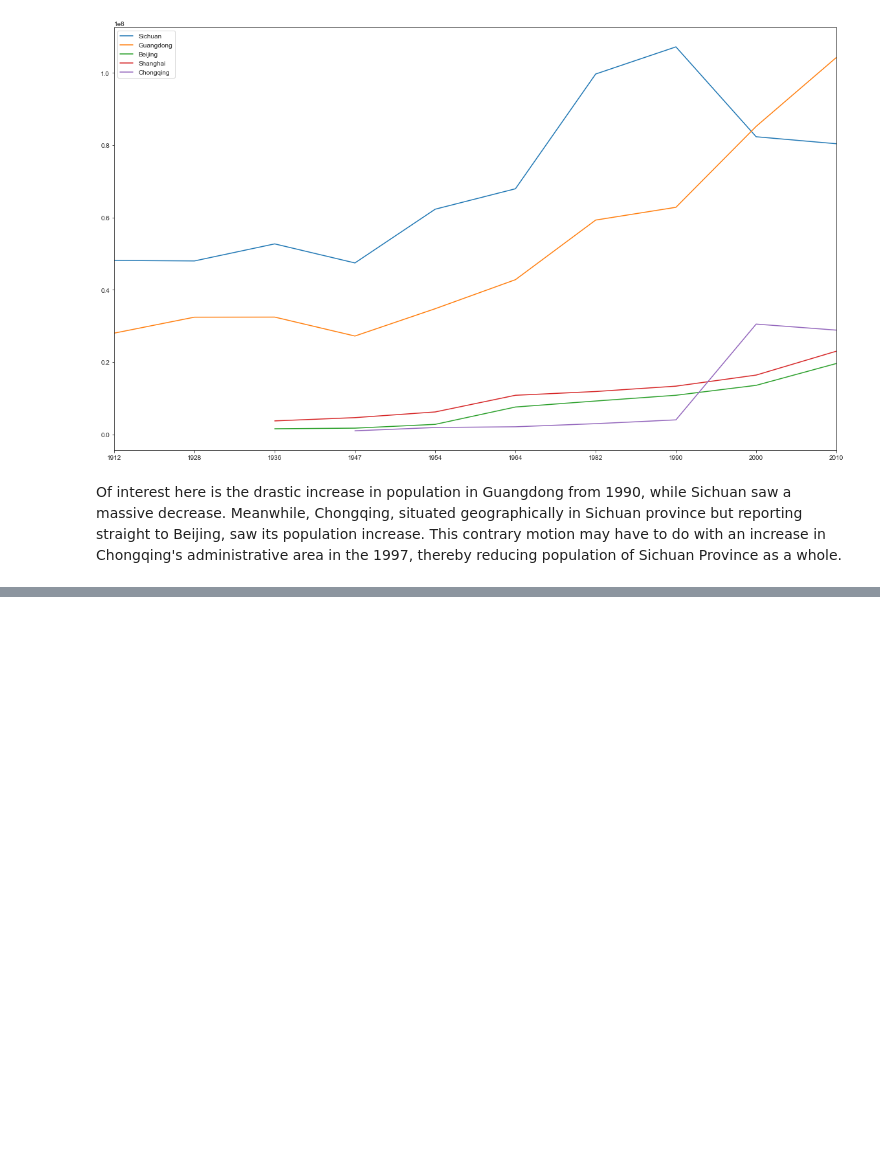
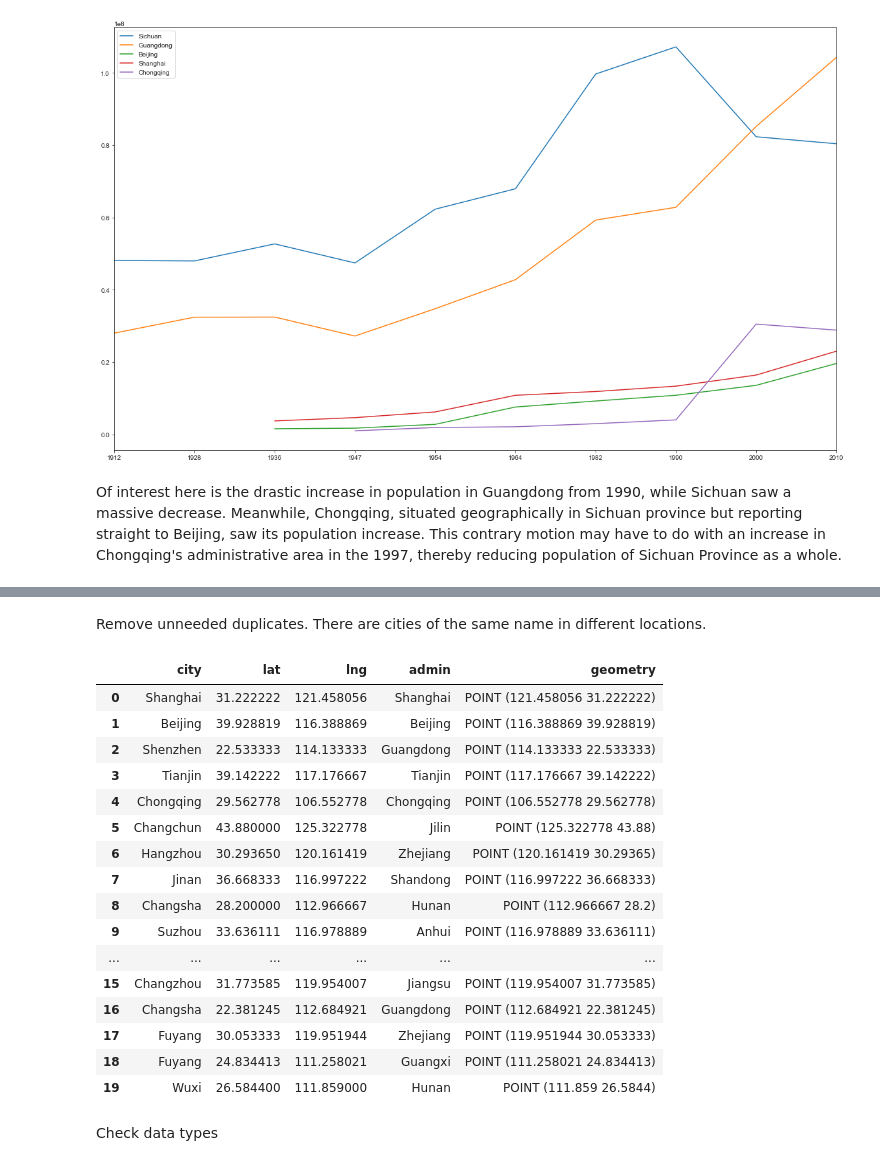
Before and after one commit to simprism/china-population-map, a Jupyter notebook: china-map.ipynb, the cells around one changed output, grey strips where cells are left out. Drawn from its saved outputs; the diff is of its cells as text; code cells hidden in the pictures; blank space fills up the shorter version.

```diff
--- a/china-map.ipynb
+++ b/china-map.ipynb
@@ -249,0 +264,24 @@ plt.axis('off')
+# %% [markdown]
+Remove unneeded duplicates. There are cities of the same name in different locations.
+# %%
+df_new.drop('index', axis=1)
+# %% [output]
+|  | city | lat | lng | admin | geometry |
+| 0 | Shanghai | 31.222222 | 121.458056 | Shanghai | POINT (121.458056 31.222222) |
+| 1 | Beijing | 39.928819 | 116.388869 | Beijing | POINT (116.388869 39.928819) |
+| 2 | Shenzhen | 22.533333 | 114.133333 | Guangdong | POINT (114.133333 22.533333) |
+| 3 | Tianjin | 39.142222 | 117.176667 | Tianjin | POINT (117.176667 39.142222) |
+| 4 | Chongqing | 29.562778 | 106.552778 | Chongqing | POINT (106.552778 29.562778) |
+| 5 | Changchun | 43.880000 | 125.322778 | Jilin | POINT (125.322778 43.88) |
+| 6 | Hangzhou | 30.293650 | 120.161419 | Zhejiang | POINT (120.161419 30.29365) |
+| 7 | Jinan | 36.668333 | 116.997222 | Shandong | POINT (116.997222 36.668333) |
+| 8 | Changsha | 28.200000 | 112.966667 | Hunan | POINT (112.966667 28.2) |
+| 9 | Suzhou | 33.636111 | 116.978889 | Anhui | POINT (116.978889 33.636111) |
+| ... | ... | ... | ... | ... | ... |
+| 15 | Changzhou | 31.773585 | 119.954007 | Jiangsu | POINT (119.954007 31.773585) |
+| 16 | Changsha | 22.381245 | 112.684921 | Guangdong | POINT (112.684921 22.381245) |
+| 17 | Fuyang | 30.053333 | 119.951944 | Zhejiang | POINT (119.951944 30.053333) |
+| 18 | Fuyang | 24.834413 | 111.258021 | Guangxi | POINT (111.258021 24.834413) |
+| 19 | Wuxi | 26.584400 | 111.859000 | Hunan | POINT (111.859 26.5844) |
+# %% [markdown]
+Check data types
```
Also changed, not shown: parts of 28 cells of this notebook.
